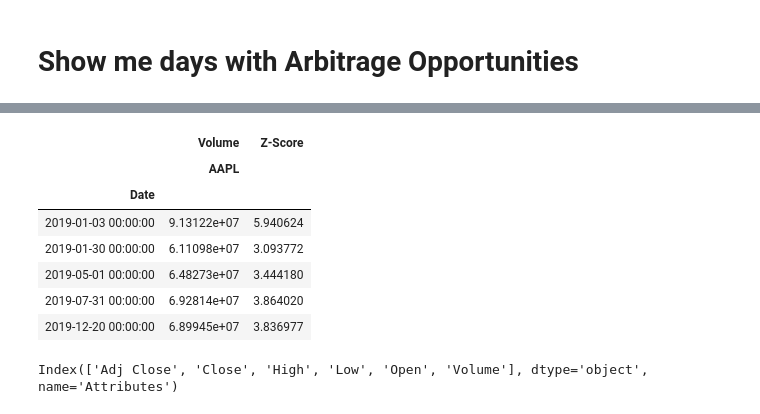
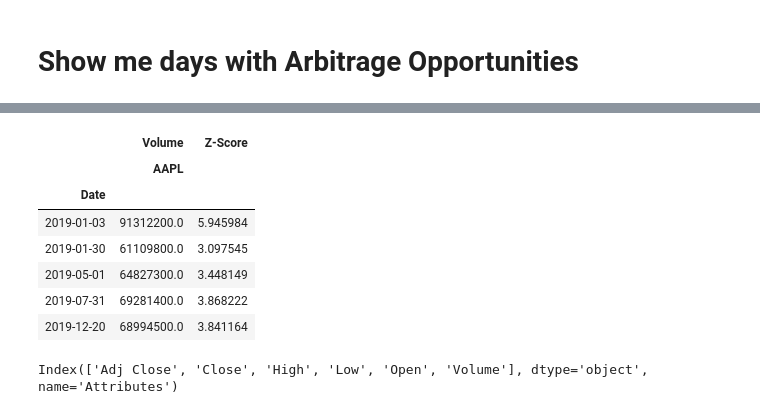
Before and after one commit to sarthak0906/ETF, a Jupyter notebook: Outliers & Standard Deviation Calculations.ipynb, the cells around one changed output, grey strips where cells are left out. Cells and saved outputs as stored; diff of their text form; code cells hidden in the pictures.

```diff
--- a/Outliers & Standard Deviation Calculations.ipynb
+++ b/Outliers & Standard Deviation Calculations.ipynb
@@ -300,20 +300,19 @@ print(min, max)
 # %%
 # By Volume
-ob.constituentdata['Volume','AAPL'].loc['Z-Score']
-newDF=ob.constituentdata['Volume','AAPL'].to_frame().drop('Z-Score')
+newDF=ob.constituentdata['Volume','AAPL'].to_frame()
 newDF['Z-Score'] = np.abs(stats.zscore(newDF.values.tolist()))
 #temp[temp['Z-Score']>thresoldStandrdDeviation]
 requiredDF=newDF[newDF['Z-Score']>3]
 requiredDF.head()
 # %% [output]
 |  | Volume | Z-Score |
 |  | AAPL |  |
 | Date |  |  |
-| 2019-01-03 00:00:00 | 9.13122e+07 | 5.940624 |
-| 2019-01-30 00:00:00 | 6.11098e+07 | 3.093772 |
-| 2019-05-01 00:00:00 | 6.48273e+07 | 3.444180 |
-| 2019-07-31 00:00:00 | 6.92814e+07 | 3.864020 |
-| 2019-12-20 00:00:00 | 6.89945e+07 | 3.836977 |
+| 2019-01-03 | 91312200.0 | 5.945984 |
+| 2019-01-30 | 61109800.0 | 3.097545 |
+| 2019-05-01 | 64827300.0 | 3.448149 |
+| 2019-07-31 | 69281400.0 | 3.868222 |
+| 2019-12-20 | 68994500.0 | 3.841164 |
 # %%
 ob.constituentdata.columns.levels[0]
 # %% [output]
```
Also changed, not shown: parts of 6 cells of this notebook.
